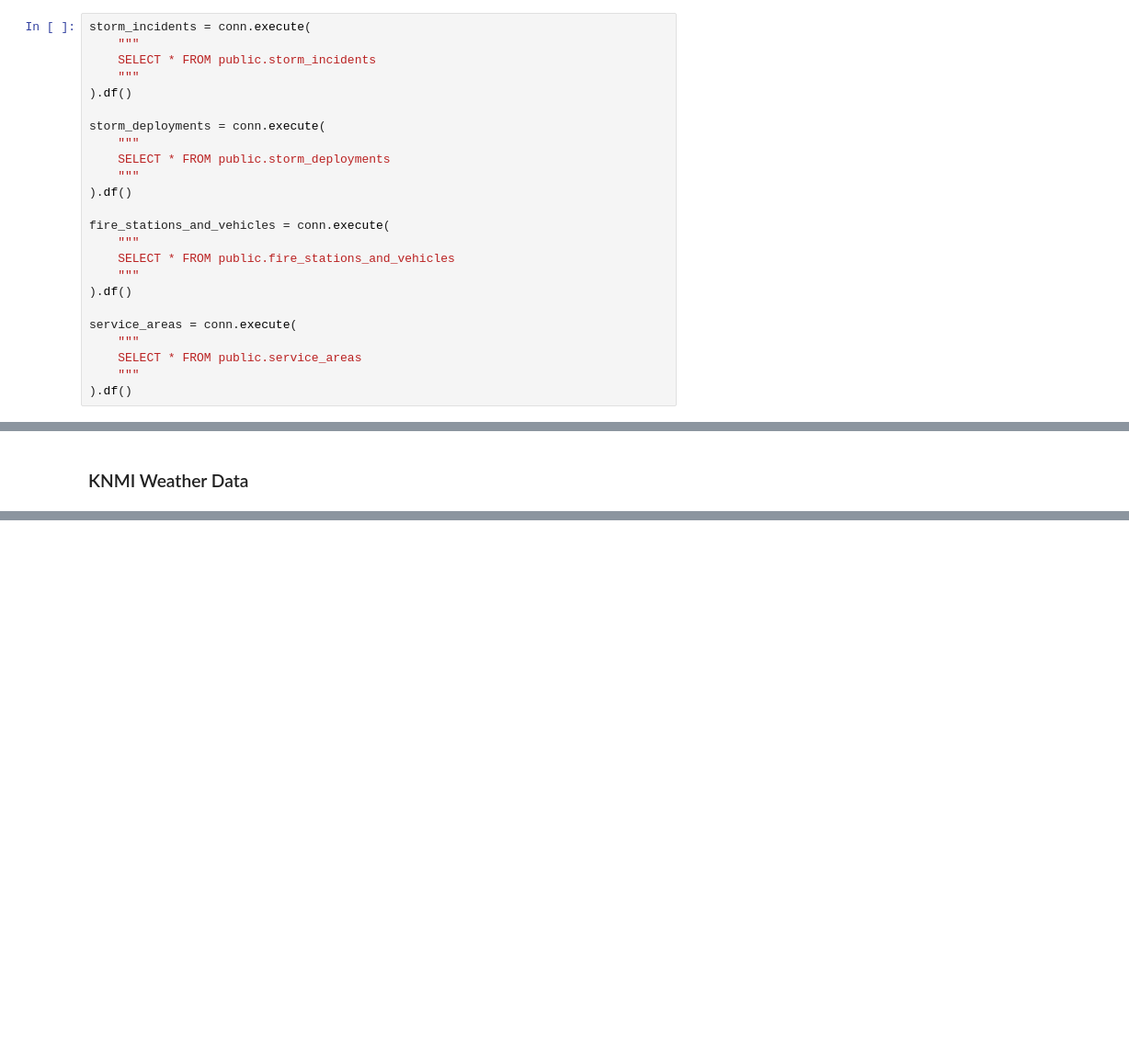
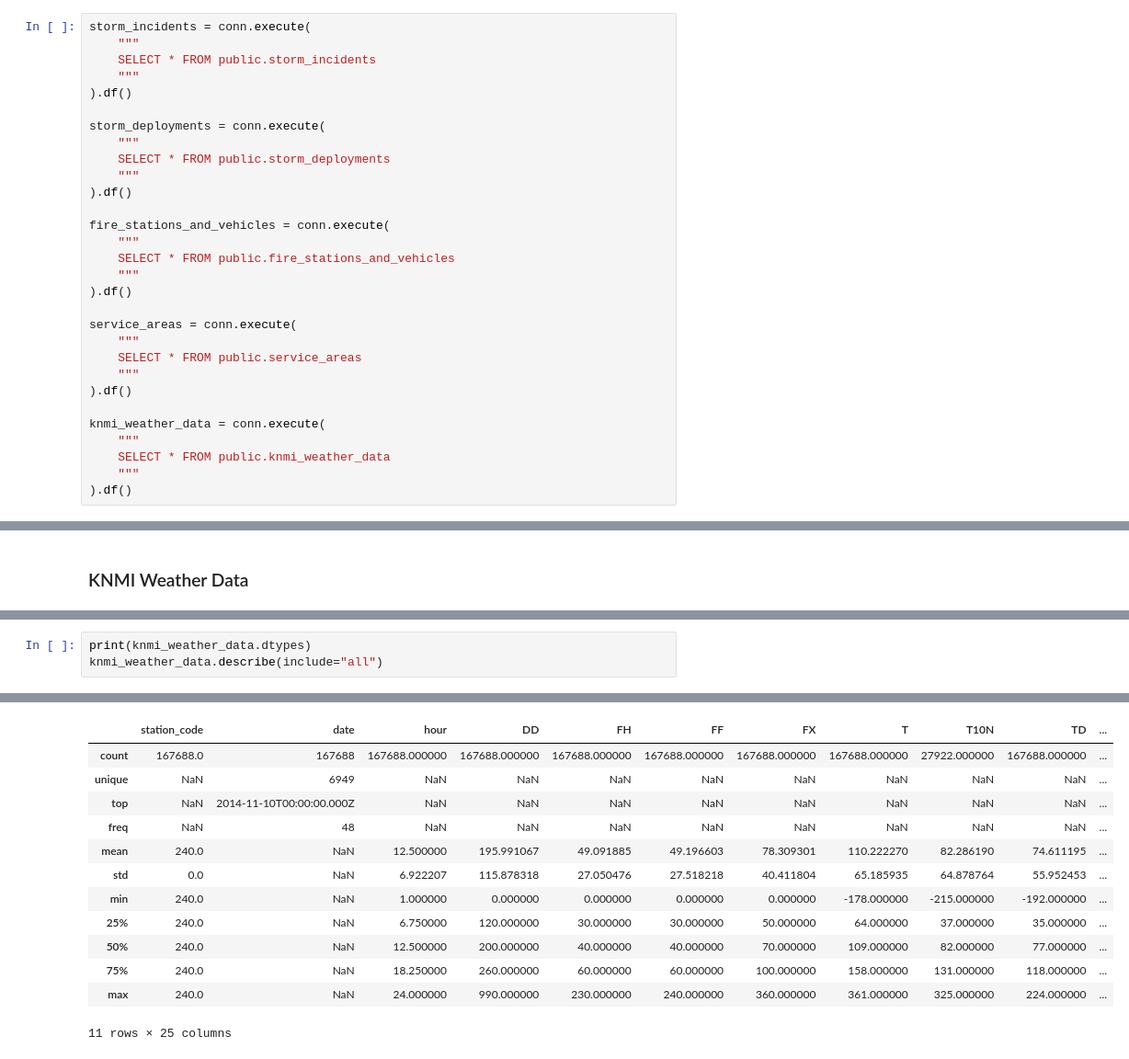
Before and after one commit to melchiorhering/DSP-Storm-Damage-on-Urban-Areas, a Jupyter notebook: src/notebooks/exploratory-data-analysis.ipynb, the cells around one changed output, grey strips where cells are left out. Shown: that part at 92% size. Cells and saved outputs as stored; diff of their text form; blank space fills up the shorter version.

Commit message:
added initial knmi eda

```diff
--- a/src/notebooks/exploratory-data-analysis.ipynb
+++ b/src/notebooks/exploratory-data-analysis.ipynb
@@ -50,3 +50,9 @@ service_areas = conn.execute(
     SELECT * FROM public.service_areas
     """
 ).df()
+
+knmi_weather_data = conn.execute(
+    """
+    SELECT * FROM public.knmi_weather_data
+    """
+).df()
@@ -493,0 +519,4 @@ amsterdam_map
+# %%
+print(knmi_weather_data.dtypes)
+knmi_weather_data.describe(include="all")
+# %% [output]
@@ -493,0 +540,13 @@ amsterdam_map
+|  | station_code | date | hour | DD | FH | FF | FX | T | T10N | TD | ... |
+| count | 167688.0 | 167688 | 167688.000000 | 167688.000000 | 167688.000000 | 167688.000000 | 167688.000000 | 167688.000000 | 27922.000000 | 167688.000000 | ... |
+| unique | NaN | 6949 | NaN | NaN | NaN | NaN | NaN | NaN | NaN | NaN | ... |
+| top | NaN | 2014-11-10T00:00:00.000Z | NaN | NaN | NaN | NaN | NaN | NaN | NaN | NaN | ... |
+| freq | NaN | 48 | NaN | NaN | NaN | NaN | NaN | NaN | NaN | NaN | ... |
+| mean | 240.0 | NaN | 12.500000 | 195.991067 | 49.091885 | 49.196603 | 78.309301 | 110.222270 | 82.286190 | 74.611195 | ... |
+| std | 0.0 | NaN | 6.922207 | 115.878318 | 27.050476 | 27.518218 | 40.411804 | 65.185935 | 64.878764 | 55.952453 | ... |
+| min | 240.0 | NaN | 1.000000 | 0.000000 | 0.000000 | 0.000000 | 0.000000 | -178.000000 | -215.000000 | -192.000000 | ... |
+| 25% | 240.0 | NaN | 6.750000 | 120.000000 | 30.000000 | 30.000000 | 50.000000 | 64.000000 | 37.000000 | 35.000000 | ... |
+| 50% | 240.0 | NaN | 12.500000 | 200.000000 | 40.000000 | 40.000000 | 70.000000 | 109.000000 | 82.000000 | 77.000000 | ... |
+| 75% | 240.0 | NaN | 18.250000 | 260.000000 | 60.000000 | 60.000000 | 100.000000 | 158.000000 | 131.000000 | 118.000000 | ... |
+| max | 240.0 | NaN | 24.000000 | 990.000000 | 230.000000 | 240.000000 | 360.000000 | 361.000000 | 325.000000 | 224.000000 | ... |
+11 rows × 25 columns
```
Also changed, not shown: parts of 12 cells of this notebook.
